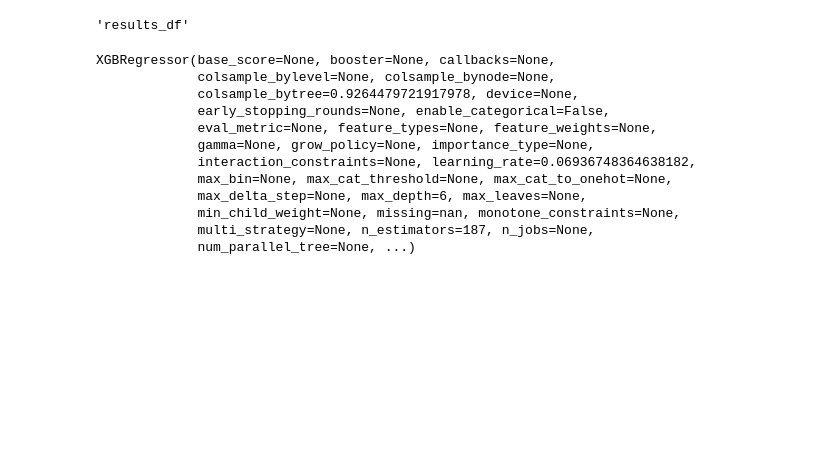
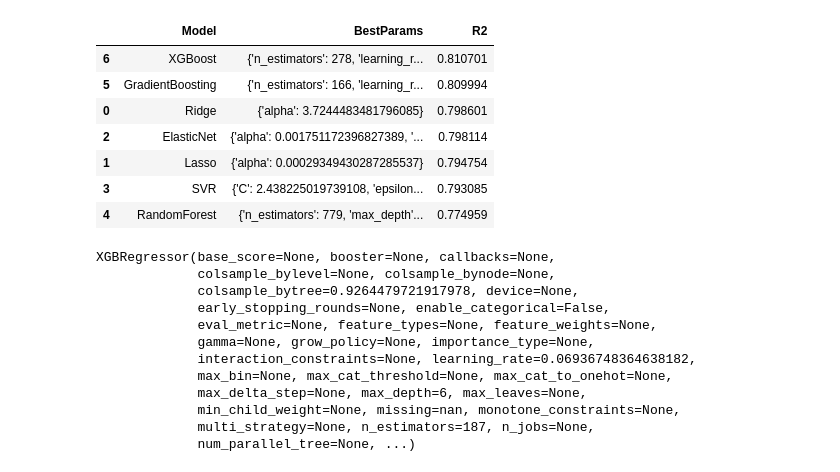
Before and after one commit to R0mNavarr0/Energy_Consumption_Prediction, a Jupyter notebook: Energy_Consumption_Model.ipynb, the cells around one changed output. Saved outputs shown, nothing was run; the diff lists cells and outputs as text; code cells hidden in the pictures; blank space fills up the shorter version.

```diff
--- a/Energy_Consumption_Model.ipynb
+++ b/Energy_Consumption_Model.ipynb
@@ -115,5 +113,12 @@ results_df = pd.DataFrame(results).sort_values(by="R2", ascending=False)
 # %%
-"""results_df"""
+results_df
 # %% [output]
-'results_df'
+|  | Model | BestParams | R2 |
+| 6 | XGBoost | {'n_estimators': 278, 'learning_r... | 0.810701 |
+| 5 | GradientBoosting | {'n_estimators': 166, 'learning_r... | 0.809994 |
+| 0 | Ridge | {'alpha': 3.7244483481796085} | 0.798601 |
+| 2 | ElasticNet | {'alpha': 0.001751172396827389, '... | 0.798114 |
+| 1 | Lasso | {'alpha': 0.00029349430287285537} | 0.794754 |
+| 3 | SVR | {'C': 2.438225019739108, 'epsilon... | 0.793085 |
+| 4 | RandomForest | {'n_estimators': 779, 'max_depth'... | 0.774959 |
 # %%
```
Also changed, not shown: parts of 2 cells of this notebook, 2 other files.
